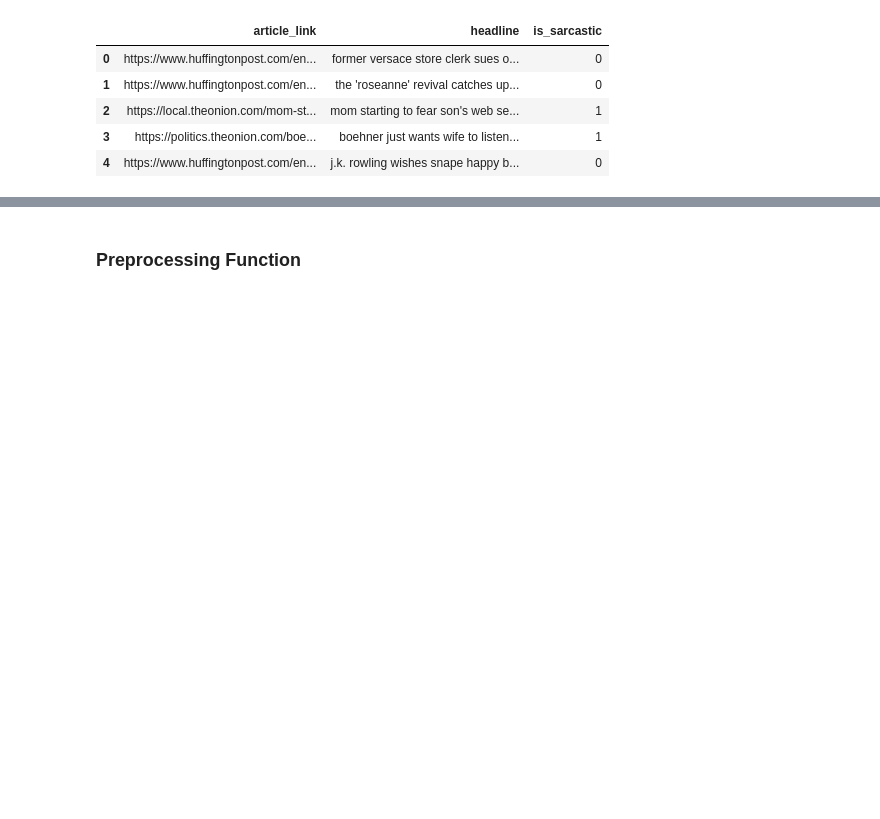
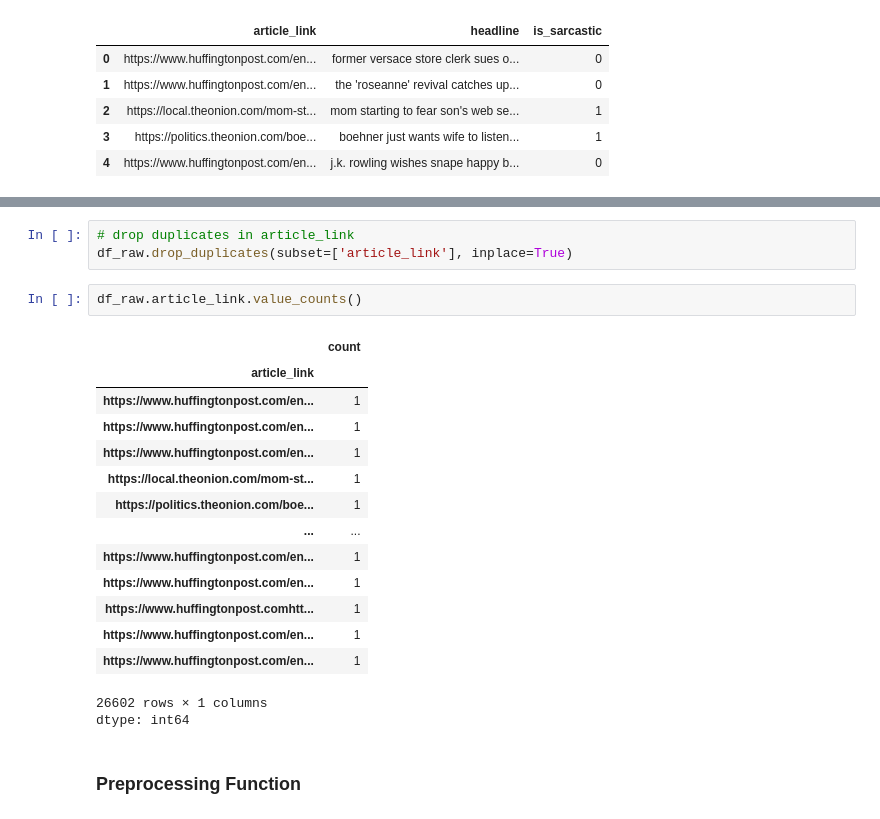
Before and after one commit to jakobhren/natural-language-processing-final, a Jupyter notebook: NLP_Final_sarcasm.ipynb, the cells around one changed output, grey strips where cells are left out. Cells and saved outputs as stored; diff of their text form; blank space fills up the shorter version.

```diff
--- a/NLP_Final_sarcasm.ipynb
+++ b/NLP_Final_sarcasm.ipynb
@@ -52,3 +92,24 @@ df_raw.head()
+# %%
+# drop duplicates in article_link
+df_raw.drop_duplicates(subset=['article_link'], inplace=True)
+# %%
+df_raw.article_link.value_counts()
+# %% [output]
+|  | count |
+| article_link |  |
+| https://www.huffingtonpost.com/en... | 1 |
+| https://www.huffingtonpost.com/en... | 1 |
+| https://www.huffingtonpost.com/en... | 1 |
+| https://local.theonion.com/mom-st... | 1 |
+| https://politics.theonion.com/boe... | 1 |
+| ... | ... |
+| https://www.huffingtonpost.com/en... | 1 |
+| https://www.huffingtonpost.com/en... | 1 |
+| https://www.huffingtonpost.comhtt... | 1 |
+| https://www.huffingtonpost.com/en... | 1 |
+| https://www.huffingtonpost.com/en... | 1 |
+26602 rows × 1 columns
+dtype: int64
 # %% [markdown]
 ### Preprocessing Function
 # %%
```
Also changed, not shown: parts of 26 cells of this notebook.
